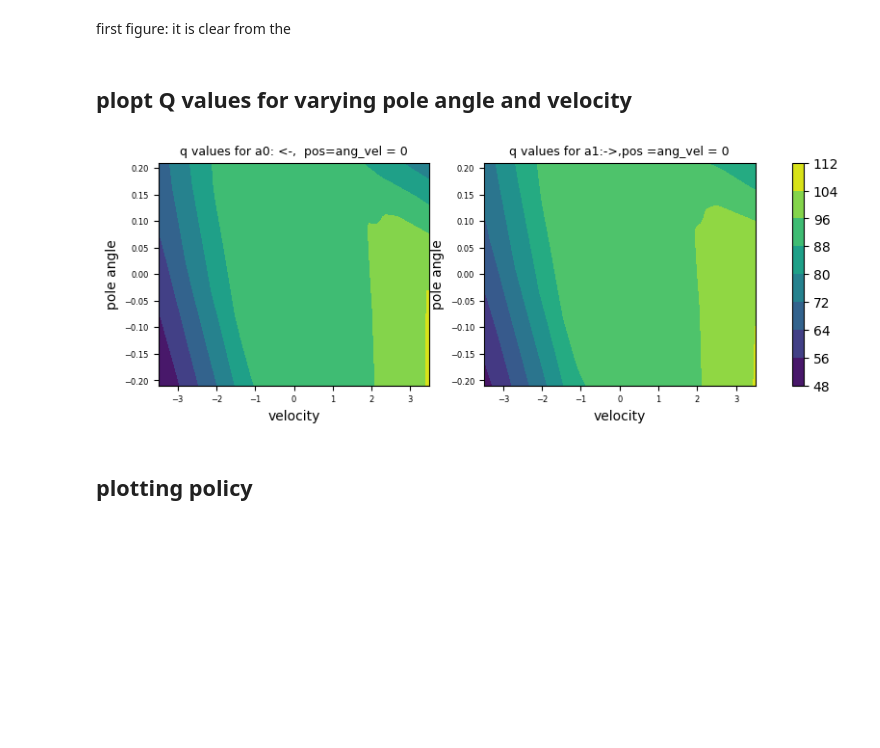
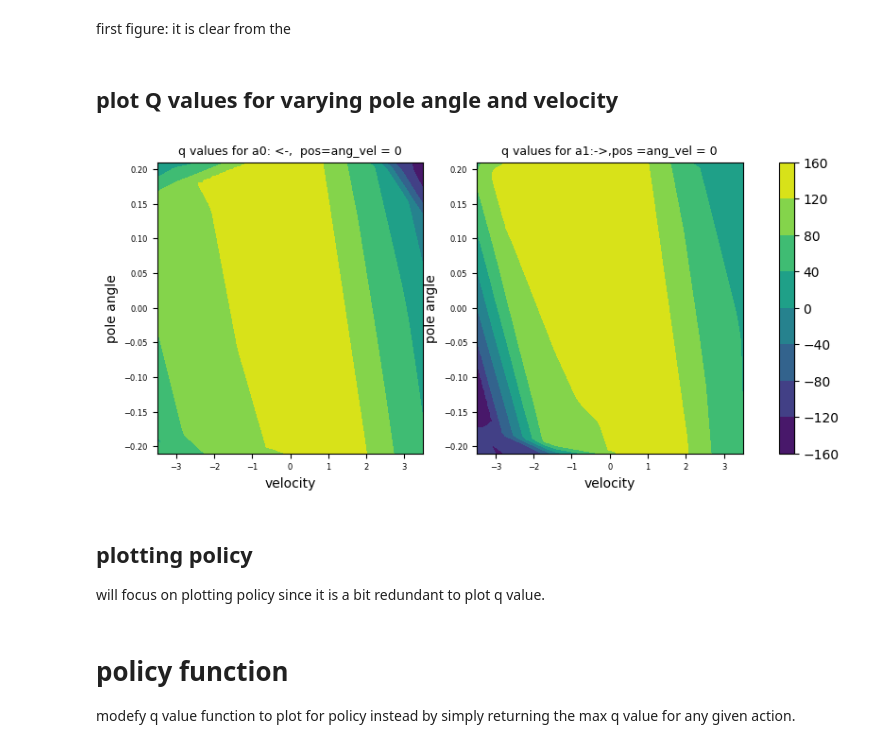
Before and after one commit to vakabs/kex-notebooks, a Jupyter notebook: heatmap_022524.ipynb, the cells around one changed output. Drawn from its saved outputs; the diff is of its cells as text; code cells hidden in the pictures; blank space fills up the shorter version.

Commit message:
addeed more plots

```diff
--- a/heatmap_022524.ipynb
+++ b/heatmap_022524.ipynb
@@ -733,13 +733,22 @@ class tester_loader:
 # %% [markdown]
 load model and check mean rewarddffeF
 # %%
+
+desc ="just a regular old model"
+path = "C:/Users/vakab/Documents/kex/models"
+param_to_test="n_episodes"
+param_values_to_test= [10000]
+loader =  tester_loader(path)
+loader.set_loaded_data(param_to_test, param_values_to_test)
+dqn_agent = loader.dqn_Dict[loader.keys[0]][0]
+#compare with diffrent agent trained longer for later use
 desc = "just a regular ol' model"
 path = "C:/Users/vakab/Documents/kex/models/eps_min_1"
 param_to_test="n_episodes"
 param_values_to_test= [1000]
 loader =  tester_loader(path)
 loader.set_loaded_data(param_to_test, param_values_to_test)
-dqn_agent = loader.dqn_Dict[loader.keys[0]][0]
+dqn_agent1 = loader.dqn_Dict[loader.keys[0]][0]
 #trainer = parameter_tester_trainer(path, param_to_test)
 rewards = test_episode_rewards(dqn_agent, 100)
 tot_reward =0
@@ -798,8 +808,8 @@ However there is a diffrence between the action boundaries and 'allowed boundari
 # %%
 def Q_variable(dqn_agent,data_len, xstate, ystate, const_state_dic):
     # move to the right
-    span = {'pos': 2.4, 'vel': 3.5, 'ang': 0.2095, 'a_vel': 3.4}
-    state_dic = {'pos': 0, 'vel': 0, 'ang':0 , 'a_vel': 0}
+    span = {'pos': 2.4, 'vel': 3.5, 'ang': 0.21, 'a_vel': 3.4}
+    state_dic = {'pos': 0, 'vel': 0, 'ang':0. , 'a_vel': 0}
     for key in const_state_dic.keys():
         state_dic[key] = const_state_dic[key]
     q_a0=np.zeros((data_len,data_len))
@@ -818,8 +828,8 @@ def Q_variable(dqn_agent,data_len, xstate, ystate, const_state_dic):
             state = state.to(dqn_agent.nn.adv.weight.dtype)
             Q_tensor = dqn_agent.nn(state)
             q_array = Q_tensor.detach().numpy()
-            q_a0[i][j] = q_array[0]
-            q_a1[i][j] = q_array[1]
+            q_a0[j][i] = q_array[0]
+            q_a1[j][i] = q_array[1]
     return x, y, q_a0,q_a1
 # %% [markdown]
 ## plot Q- values for varying velocity and position
@@ -829,9 +839,13 @@ I choose to plot in same ' window' for easier comparison.
 # %%
 const_state_dic = { 'ang': 0, 'a_vel':0 }
 x, y,q_a0, q_a1= Q_variable(dqn_agent, 100, 'pos', 'vel', const_state_dic)
+
+cmap = plt.colormaps['viridis']
 def my_plotter(ax, data1, data2, data3):
-    Q = ax.contourf(data1,data2, data3)
+    Q = ax.contourf(data1,data2, data3,cmap = cmap)
     return Q
+
+
 fig1,ax = plt.subplots(1, 2, figsize=(8,2))
 (ax1, ax2)= ax
 plot_ax1 = my_plotter(ax1, x,y,q_a0)
@@ -845,8 +859,9 @@ ax1.set_title("q values for a0: <-,  vel=ang_vel = 0",fontsize=9)
 ax2.set_title("q values for a1:->,vel =ang_vel = 0",fontsize=9)
 ax2.set_xlabel('position')
 (ax2).set_ylabel('velocity')
+cbar = plt.colorbar(plot_ax1, ax = ax)
 
-cbar = plt.colorbar(plot_ax1, ax = ax)
+
 const_state_dic1 = {'ang': 0.15, 'a_vel': 2.2 }
 const_state_dic2 = {'ang': -0.15, 'a_vel': -2.2 }
 x, y, q1_a0, q1_a1= Q_variable(dqn_agent, 100, 'pos', 'vel', const_state_dic1)
@@ -887,28 +902,31 @@ cbar = plt.colorbar(plot_ax1, ax = ax)
 first figure:
 it is clear from the
 # %% [markdown]
-## plopt Q values for varying pole angle and velocity
+## plot Q values for varying pole angle and velocity
 # %%
 const_state_dic = { 'pos': 0, 'a_vel': 0 }
 x, y,q_a0, q_a1= Q_variable(dqn_agent, 100, 'vel', 'ang', const_state_dic)
-def my_plotter(ax, data1, data2, data3):
-    Q = ax.contourf(data1,data2, data3)
-    return Q
-fig1,ax = plt.subplots(1, 2, figsize=(10,3))
-(ax1, ax2)= ax
+
+
+fig2,ax = plt.subplots(1,2, figsize=(10,4) )
+(ax1, ax2) = ax
 plot_ax1 = my_plotter(ax1, x,y,q_a0)
 plot_ax2 = my_plotter(ax2, x,y,q_a1)
 ax1.set_xlabel('velocity')
 ax1.tick_params(labelsize=6)
 ax2.tick_params(labelsize=6)
 (ax1).set_ylabel('pole angle')
 ax1.set_title("q values for a0: <-,  pos=ang_vel = 0",fontsize=9)
 ax2.set_title("q values for a1:->,pos =ang_vel = 0",fontsize=9)
 ax2.set_xlabel('velocity')
 (ax2).set_ylabel('pole angle')
 cbar = plt.colorbar(plot_ax1, ax = ax)
 # %% [output]
-[figure, old version]
+[figure, new version]
-# %% [markdown]
-## plotting policy
+# %% [markdown]
+## plotting policy
+will focus on plotting policy since it is a bit redundant to plot q value.
+# %% [markdown]
+# policy function
+modefy q value function to plot for policy instead by simply returning the max q value for any given action.
 # %%
```
Also changed, not shown: parts of 20 cells of this notebook.
